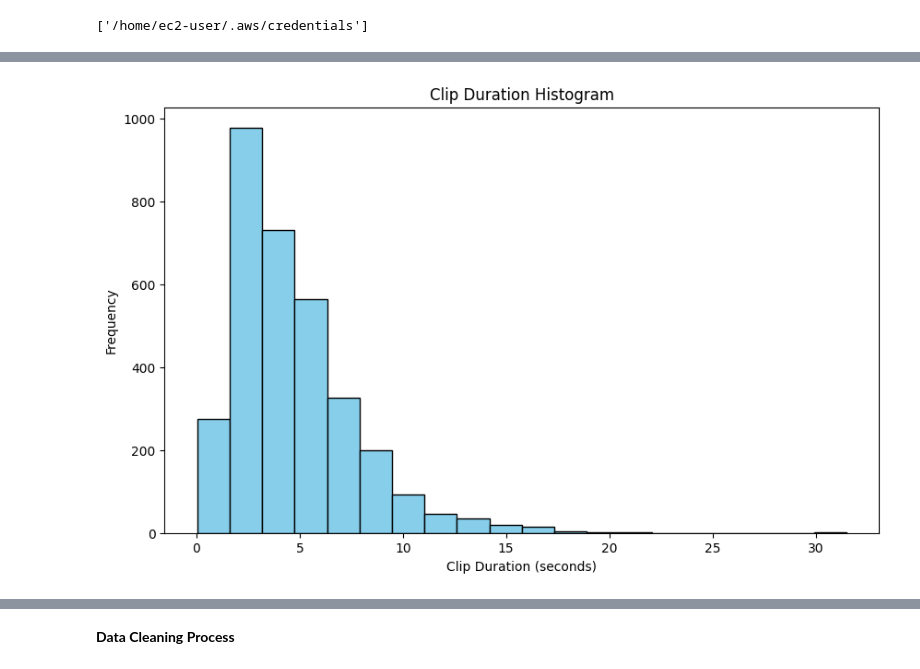
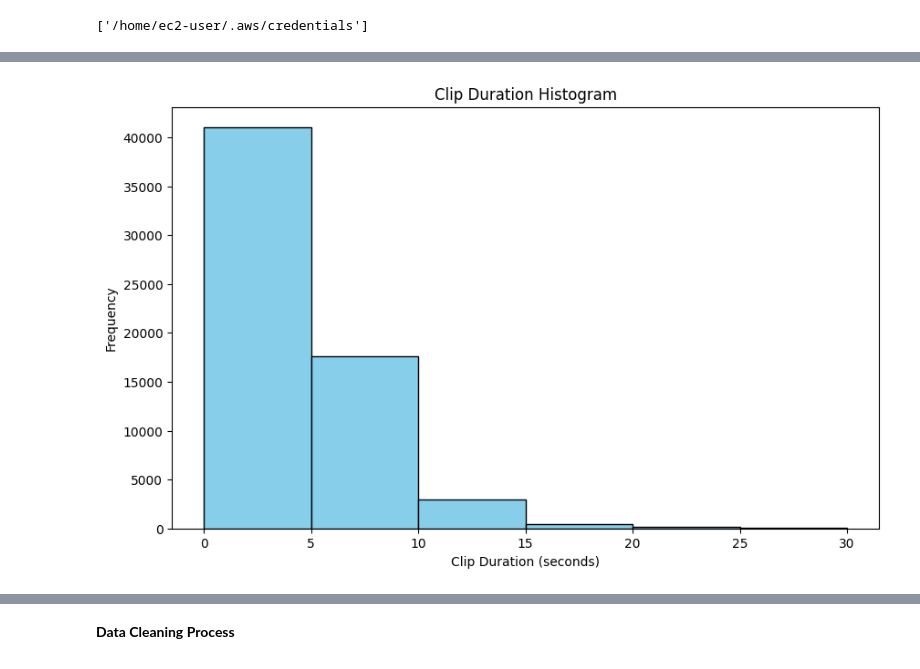
Before and after one commit to deanna-emery/ASL-Translator, a Jupyter notebook: data_processing/Nash_EDA_S3.ipynb, the cells around one changed output, grey strips where cells are left out. Saved outputs shown, nothing was run; the diff lists cells and outputs as text; code cells hidden in the pictures.

```diff
--- a/data_processing/Nash_EDA_S3.ipynb
+++ b/data_processing/Nash_EDA_S3.ipynb
@@ -104,7 +40,7 @@ import pandas as pd
 import re
 
 # Define the file path to the Parquet file
-parquet_file_path = s3_URI + 'youtube-asl/test_sample/06kKvQp4SfM.en-0hllRZe4s5s.parquet'
+parquet_file_path = s3_URI + 'youtube-asl/1000-samples/parsed/master_parquet.parquet'
 
 # Load the Parquet file into a DataFrame
 df = pd.read_parquet(parquet_file_path)
@@ -282,10 +216,12 @@ plt.show()
 # %%
+bin_edges = [0, 5, 10, 15, 20, 25, 30]
+
 # Create a histogram for the 'Clip Duration' column
 plt.figure(figsize=(10, 6))
-plt.hist(df['Clip Duration'], bins=20, color='skyblue', edgecolor='black')
+plt.hist(df['Clip Duration'], bins=bin_edges, color='skyblue', edgecolor='black')
 plt.title('Clip Duration Histogram')
 plt.xlabel('Clip Duration (seconds)')
 plt.ylabel('Frequency')
 plt.show()
 # %% [output]
-[figure, old version]
+[figure, new version]
```
Also changed, not shown: parts of 68 cells of this notebook, 2 other files.
